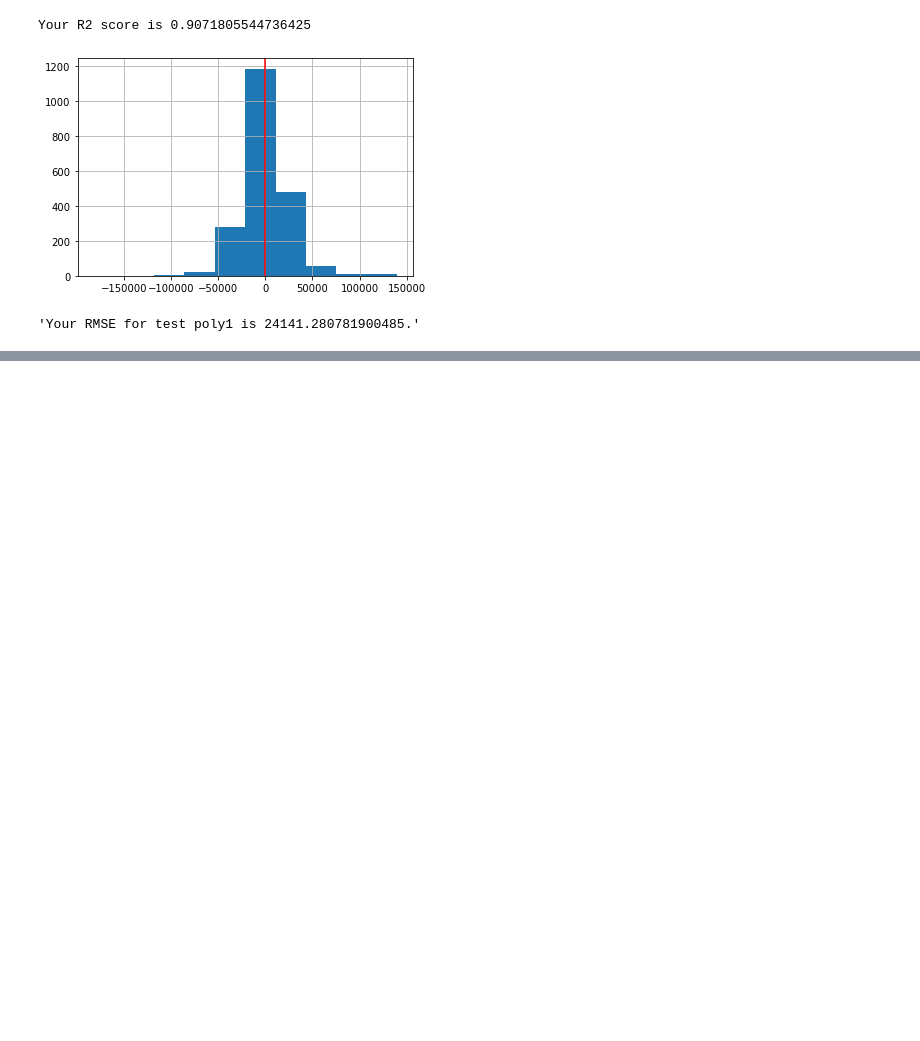
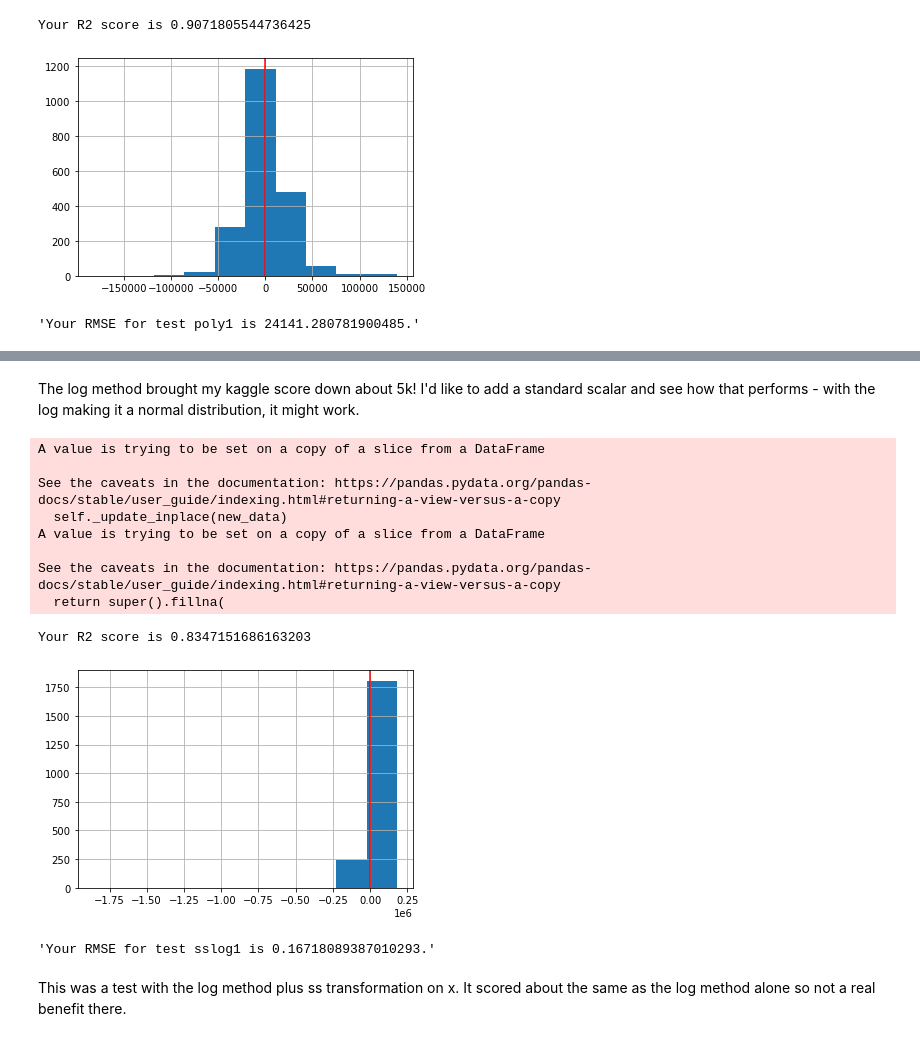
Before and after one commit to griffinwt/Ames_housing, a Jupyter notebook: num_filters.ipynb, the cells around one changed output, grey strips where cells are left out. Drawn from its saved outputs; the diff is of its cells as text; code cells hidden in the pictures; blank space fills up the shorter version.

```diff
--- a/num_filters.ipynb
+++ b/num_filters.ipynb
@@ -448,0 +580,2 @@ Your R2 score is 0.9071805544736425
+# %% [markdown]
+The log method brought my kaggle score down about 5k! I'd like to add a standard scalar and see how that performs - with the log making it a normal distribution, it might work.
@@ -448,0 +584,52 @@ Your R2 score is 0.9071805544736425
+# %%
+#accepts df name, test_name, features list, any feature columns that need to be dummified
+def make_model(df, test_name, features, dum_cols):
+    X = df[features] #will make nan (should only be numerical) values zeroes
+    X['mas_vnr_area'].fillna(df['mas_vnr_area'].mean(), inplace=True)
+    X.fillna(0, inplace=True)
+    if dum_cols != 0: #if you need to get dummies in any categorical columns, it happens here, otherwise enter '0'
+        X = pd.get_dummies(X, columns=dum_cols, drop_first=True)
+    y = df['saleprice'].map(np.log) #add target
+
+    ss= StandardScaler()#this code for using a standard scalar on x
+    ss.fit(X)
+    X_scaled = ss.transform(X)
+
+    lr = LinearRegression() #this section for regular linear regression
+    lr.fit(X_scaled, y)
+
+    #poly = PolynomialFeatures(include_bias=False) #this section for polynomnial regression
+    #X_poly = poly.fit_transform(X)
+    #lr = LinearRegression()
+    #lr.fit(X_poly, y)
+
+    #y = np.exp(y)
+
+    print(f'Your R2 score is {lr.score(X_scaled, y)}')
+    pred = lr.predict(X_scaled) #change this variable if you change to polynomial
+
+    #pred = [n*1 for n in pred] #manual adjustment of preds if desired
+    residuals = np.exp(y) - np.exp(pred) #these are the residuals
+    residuals.hist()
+    plt.axvline(0, color = 'red')
+    plt.show()
+    return f'Your RMSE for test {test_name} is {metrics.mean_squared_error(y, pred)**.5}.'
+# %%
+features = ['overall_qual', 'year_built', 'year_remod/add', 'total_bsmt_sf', 'gr_liv_area', 'full_bath', 'garage_area',
+           'mas_vnr_area', 'totrms_abvgrd', 'fireplaces', 'bsmtfin_sf_1']
+# %%
+make_model(home, 'sslog1', features, 0)
+# %% [output]
+A value is trying to be set on a copy of a slice from a DataFrame
+
+See the caveats in the documentation: https://pandas.pydata.org/pandas-docs/stable/user_guide/indexing.html#returning-a-view-versus-a-copy
+  self._update_inplace(new_data)
+A value is trying to be set on a copy of a slice from a DataFrame
+
+See the caveats in the documentation: https://pandas.pydata.org/pandas-docs/stable/user_guide/indexing.html#returning-a-view-versus-a-copy
+  return super().fillna(
+Your R2 score is 0.8347151686163203
+[figure, added]
+'Your RMSE for test sslog1 is 0.16718089387010293.'
+# %% [markdown]
+This was a test with the log method plus ss transformation on x. It scored about the same as the log method alone so not a real benefit there.
```
Also changed, not shown: parts of 17 cells of this notebook, 5 other files.
